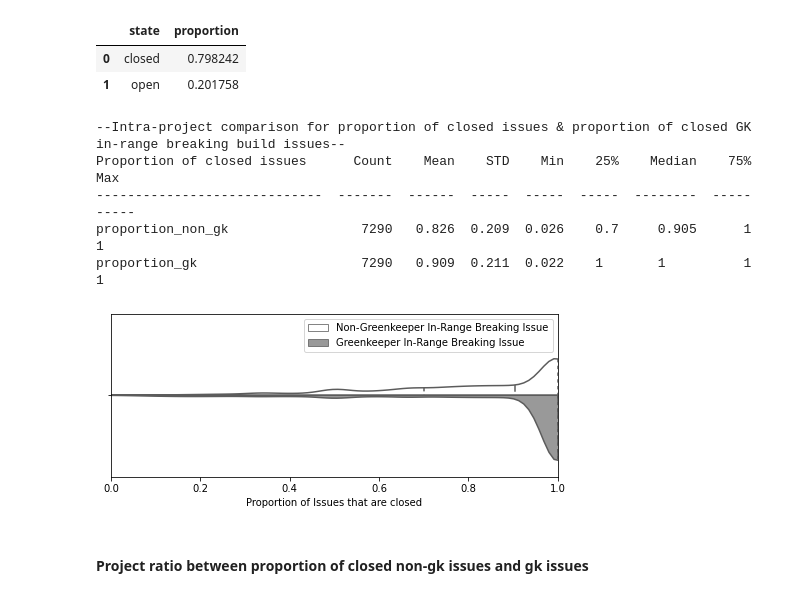
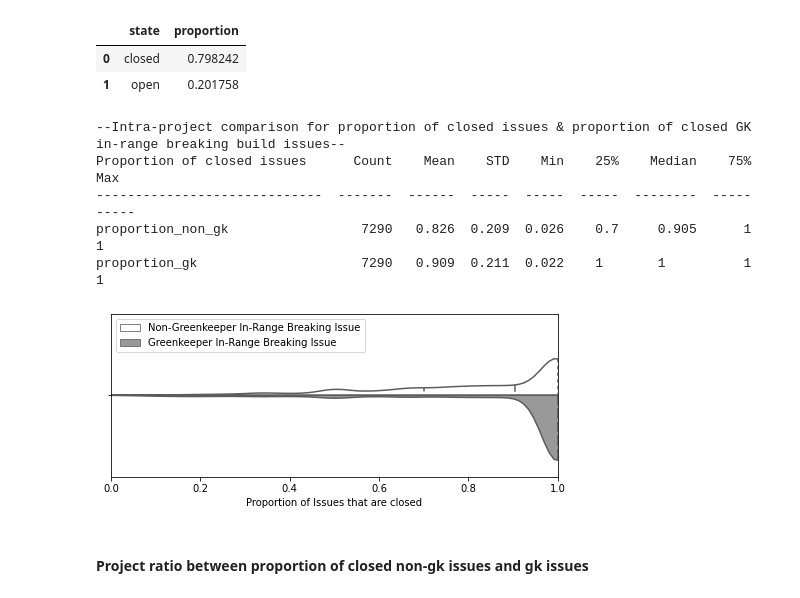
Before and after one commit to brombaut/GKIR_Analysis, a Jupyter notebook: data-analysis/p_rq2.ipynb, the cells around one changed output. Drawn from its saved outputs; the diff is of its cells as text; code cells hidden in the pictures.

```diff
--- a/data-analysis/p_rq2.ipynb
+++ b/data-analysis/p_rq2.ipynb
@@ -157,35 +123,35 @@ melted = pd.melt(
 )
 melted['placeholder'] = ''
 fig, ax = plt.subplots(nrows=1, ncols=1, figsize=(8,3))
 sns.violinplot(
     data=melted,
     x='proportion',
     y='placeholder',
     hue='proportion_type',
     split=True,
     inner='quartile',
     palette=['1', '0.6'],
     ax=ax,
 )
 ax.set_ylabel('')
 ax.set_xlabel('Proportion of Issues that are closed')
 ax.set_xlim(0, 1)
 ax.legend(
     title='',
 )
-L = plt.legend()
+L = plt.legend(loc=2)
 L.get_texts()[0].set_text('Non-Greenkeeper In-Range Breaking Issue')
 L.get_texts()[1].set_text('Greenkeeper In-Range Breaking Issue')
 print('--Intra-project comparison for proportion of closed issues & proportion of closed GK in-range breaking build issues--')
 tfns(project_issue__state_proportions__closed, ['proportion_non_gk', 'proportion_gk'], title='Proportion of closed issues')
 plt.show()
 # %% [output]
 --Intra-project comparison for proportion of closed issues & proportion of closed GK in-range breaking build issues--
 Proportion of closed issues      Count    Mean    STD    Min    25%    Median    75%    Max
 -----------------------------  -------  ------  -----  -----  -----  --------  -----  -----
 proportion_non_gk                 7290   0.826  0.209  0.026    0.7     0.905      1      1
 proportion_gk                     7290   0.909  0.211  0.022    1       1          1      1
-[figure, old version]
+[figure, new version]
 # %%
 # TODO: Statistical test
 # %% [markdown]
```
Also changed, not shown: parts of 33 cells of this notebook, 5 other files.
